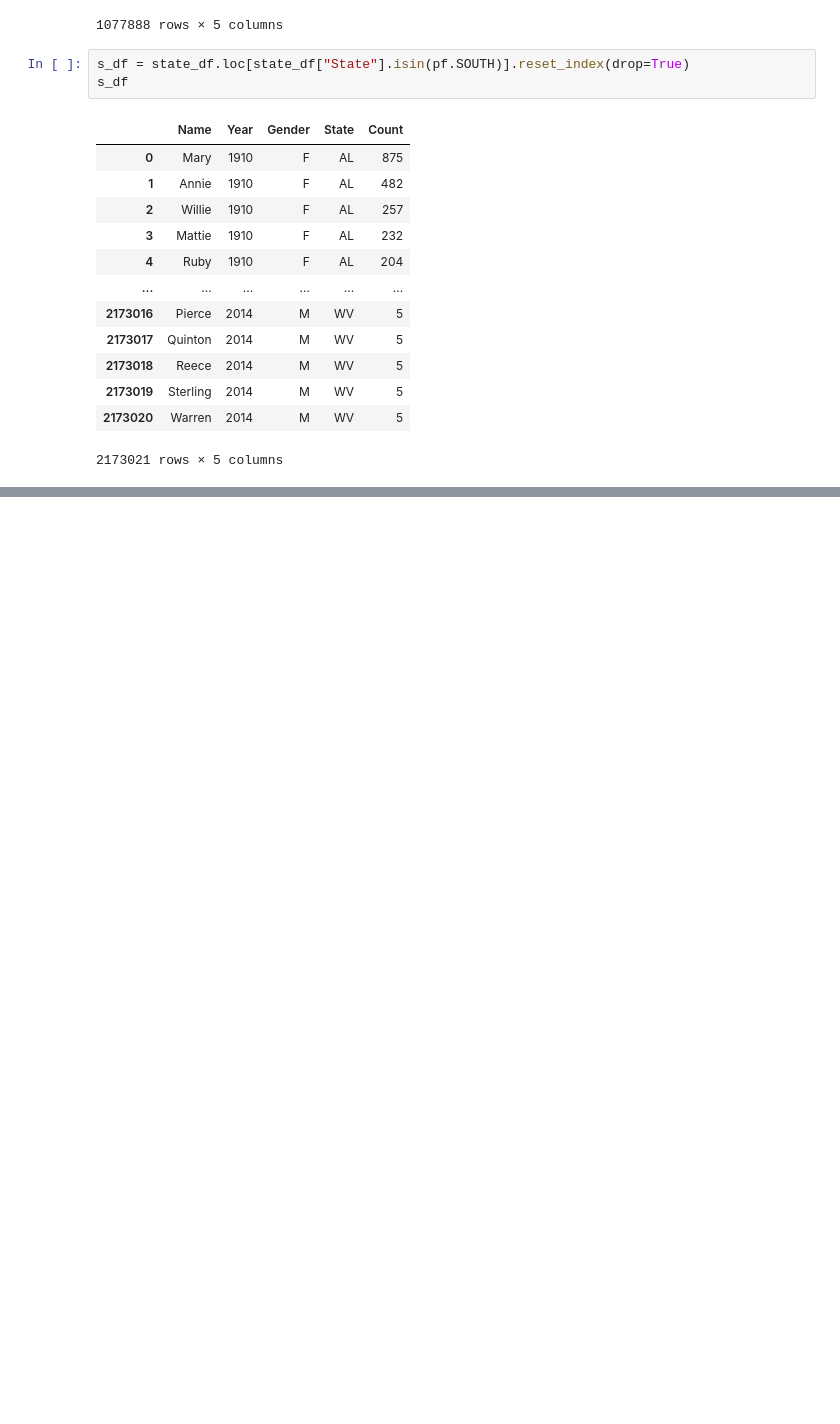
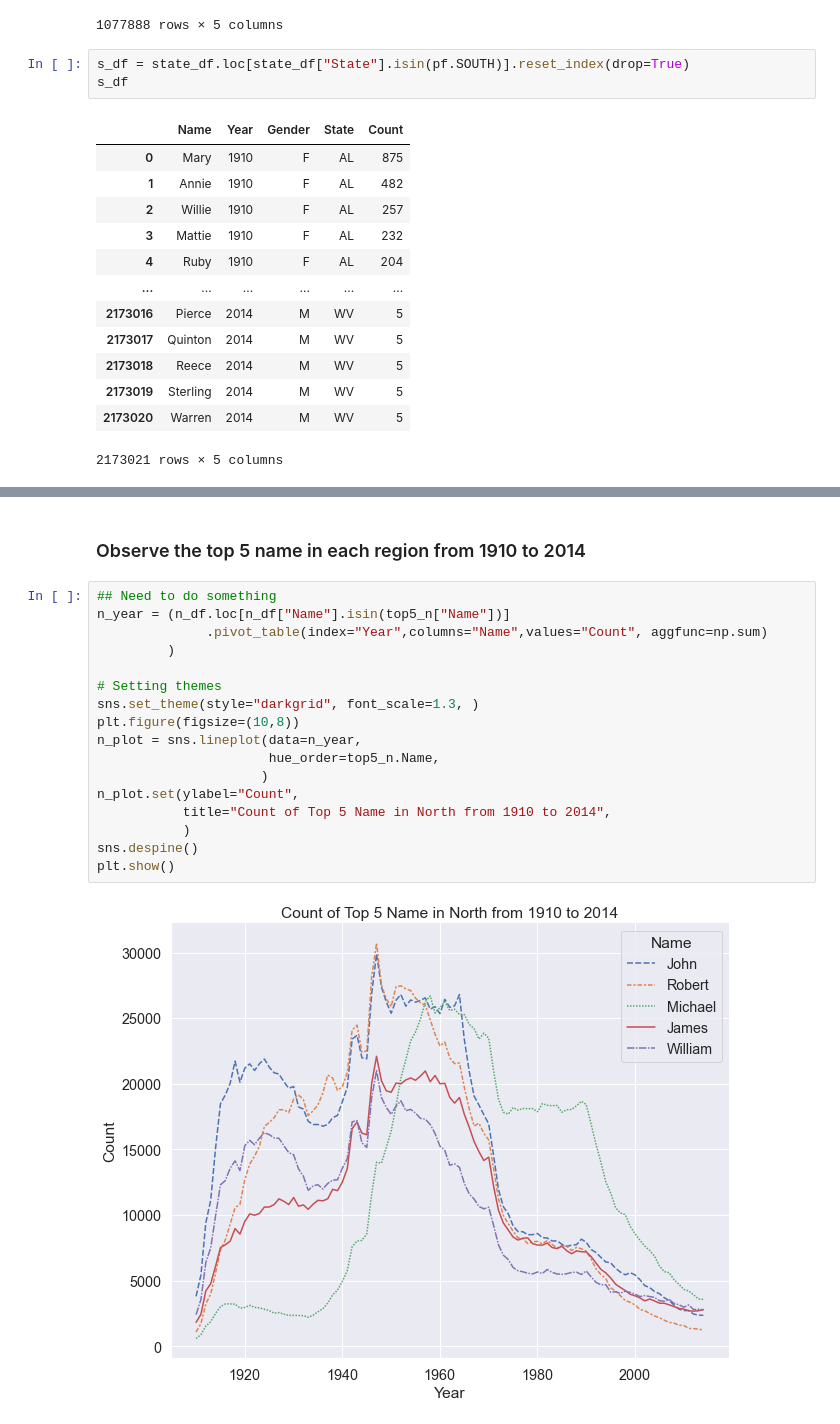
Before and after one commit to data301-2020-winter2/course-project-group_1039, a Jupyter notebook: analysis/Jamie/milestones2.ipynb, the cells around one changed output, grey strips where cells are left out. Saved outputs shown, nothing was run; the diff lists cells and outputs as text; blank space fills up the shorter version.

```diff
--- a/analysis/Jamie/milestones2.ipynb
+++ b/analysis/Jamie/milestones2.ipynb
@@ -123,0 +195,21 @@ plt.show()
+# %% [markdown]
+### Observe the top 5 name in each region from 1910 to 2014
+# %%
+## Need to do something
+n_year = (n_df.loc[n_df["Name"].isin(top5_n["Name"])]
+              .pivot_table(index="Year",columns="Name",values="Count", aggfunc=np.sum)
+         )
+
+# Setting themes
+sns.set_theme(style="darkgrid", font_scale=1.3, )
+plt.figure(figsize=(10,8))
+n_plot = sns.lineplot(data=n_year,
+                      hue_order=top5_n.Name,
+                     )
+n_plot.set(ylabel="Count",
+           title="Count of Top 5 Name in North from 1910 to 2014",
+           )
+sns.despine()
+plt.show()
+# %% [output]
+[figure, added]
```
Also changed, not shown: parts of 22 cells of this notebook.
